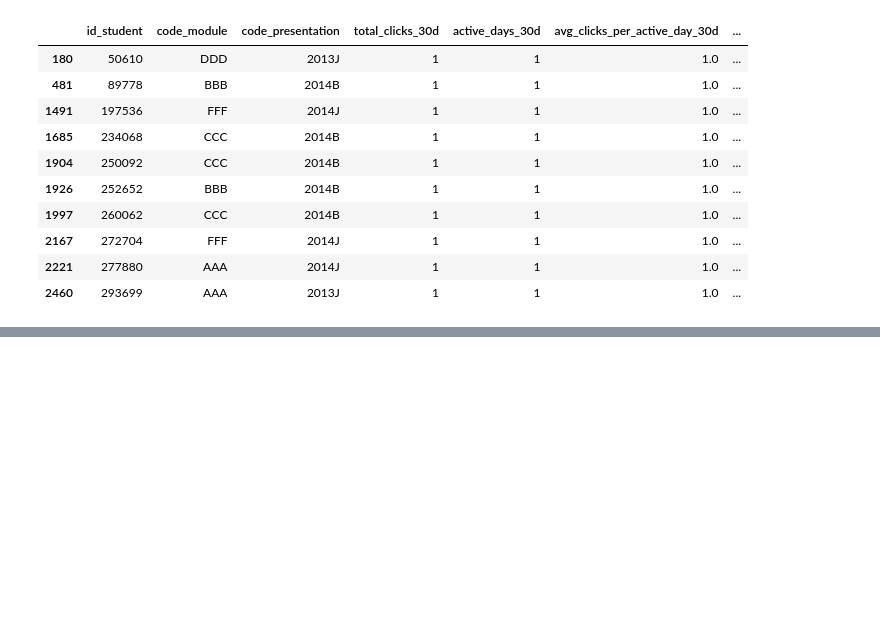
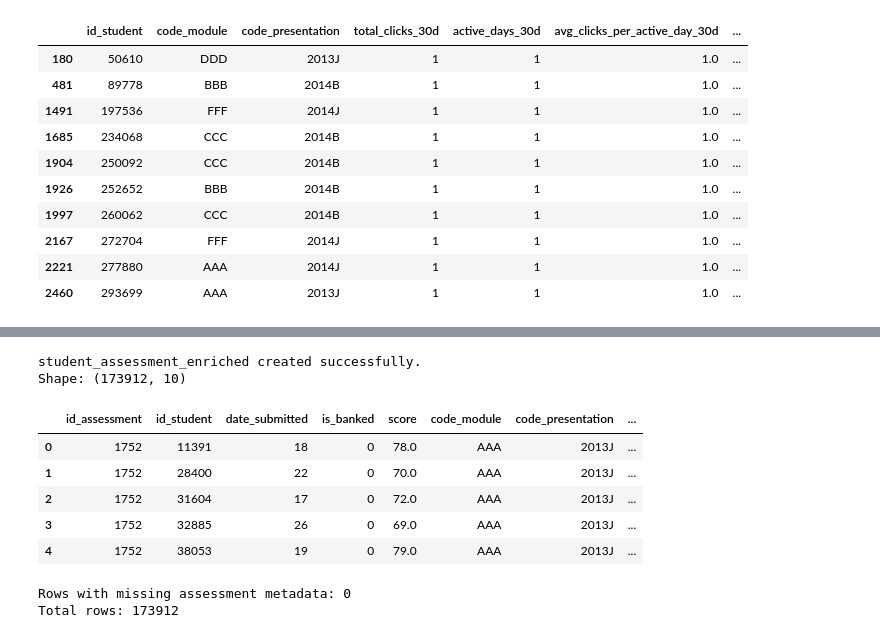
Before and after one commit to futabarentarou/potential-pathway-index, a Jupyter notebook: notebooks/02_early_behavior_features.ipynb, the cells around one changed output, grey strips where cells are left out. Drawn from its saved outputs; the diff is of its cells as text; code cells hidden in the pictures; blank space fills up the shorter version.

```diff
--- a/notebooks/02_early_behavior_features.ipynb
+++ b/notebooks/02_early_behavior_features.ipynb
@@ -348,3 +348,23 @@ early_vle_features.sort_values(
 | 2167 | 272704 | FFF | 2014J | 1 | 1 | 1.0 | ... |
 | 2221 | 277880 | AAA | 2014J | 1 | 1 | 1.0 | ... |
 | 2460 | 293699 | AAA | 2013J | 1 | 1 | 1.0 | ... |
+# %%
+assessment_metadata = assessments[
+    [
+        "id_assessment",
+        "code_module",
+        "code_presentation",
+        "assessment_type",
+        "date",
+        "weight"
+    ]
+].copy()
+
+assessment_metadata = assessment_metadata.rename(
+    columns={"date": "assessment_due_date"}
+)
+
+print("assessment_metadata created successfully.")
+print("Shape:", assessment_metadata.shape)
+
+assessment_metadata.head()
@@ -350,0 +380,30 @@ early_vle_features.sort_values(
+# %%
+student_assessment_enriched = student_assessment.merge(
+    assessment_metadata,
+    on="id_assessment",
+    how="left"
+)
+
+print("student_assessment_enriched created successfully.")
+print("Shape:", student_assessment_enriched.shape)
+
+student_assessment_enriched.head()
+# %% [output]
+student_assessment_enriched created successfully.
+Shape: (173912, 10)
+|  | id_assessment | id_student | date_submitted | is_banked | score | code_module | code_presentation | ... |
+| 0 | 1752 | 11391 | 18 | 0 | 78.0 | AAA | 2013J | ... |
+| 1 | 1752 | 28400 | 22 | 0 | 70.0 | AAA | 2013J | ... |
+| 2 | 1752 | 31604 | 17 | 0 | 72.0 | AAA | 2013J | ... |
+| 3 | 1752 | 32885 | 26 | 0 | 69.0 | AAA | 2013J | ... |
+| 4 | 1752 | 38053 | 19 | 0 | 79.0 | AAA | 2013J | ... |
+# %%
+missing_assessment_metadata = student_assessment_enriched[
+    "code_module"
+].isnull().sum()
+
+print("Rows with missing assessment metadata:", missing_assessment_metadata)
+print("Total rows:", student_assessment_enriched.shape[0])
+# %% [output]
+Rows with missing assessment metadata: 0
+Total rows: 173912
```
Also changed, not shown: parts of 9 cells of this notebook.
